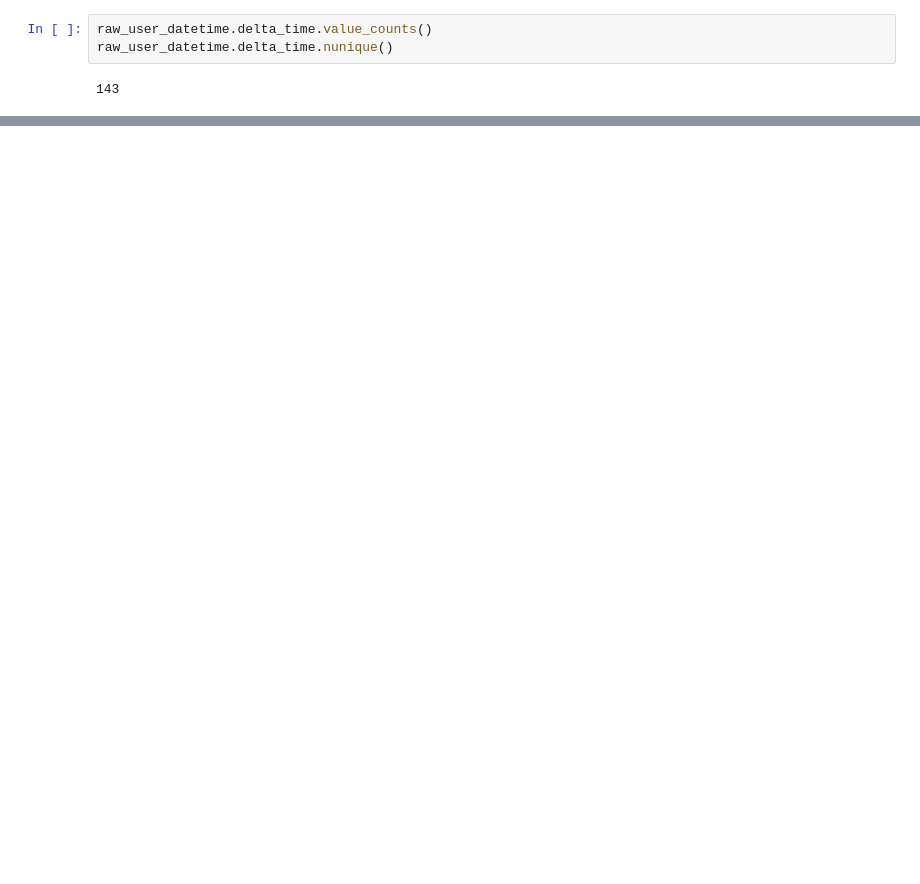
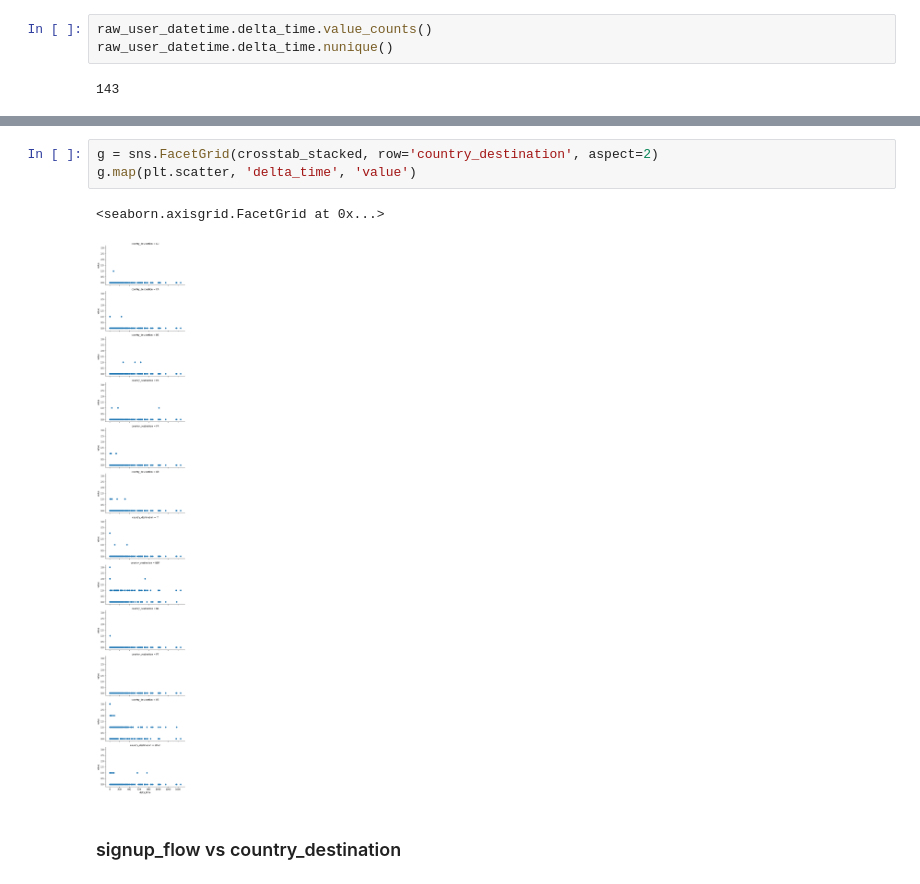
Before and after one commit to khanhduyn/coderschool_ml_jul18, a Jupyter notebook: kaggle/airbnb/kaggle_airbnb.ipynb, the cells around one changed output, grey strips where cells are left out. Drawn from its saved outputs; the diff is of its cells as text; blank space fills up the shorter version.

```diff
--- a/kaggle/airbnb/kaggle_airbnb.ipynb
+++ b/kaggle/airbnb/kaggle_airbnb.ipynb
@@ -247,0 +372,8 @@ raw_user_datetime.head(10)
+# %%
+g = sns.FacetGrid(crosstab_stacked, row='country_destination', aspect=2)
+g.map(plt.scatter, 'delta_time', 'value')
+# %% [output]
+<seaborn.axisgrid.FacetGrid at 0x...>
+[figure, added]
+# %% [markdown]
+### signup_flow vs country_destination
```
Also changed, not shown: parts of 38 cells of this notebook.
